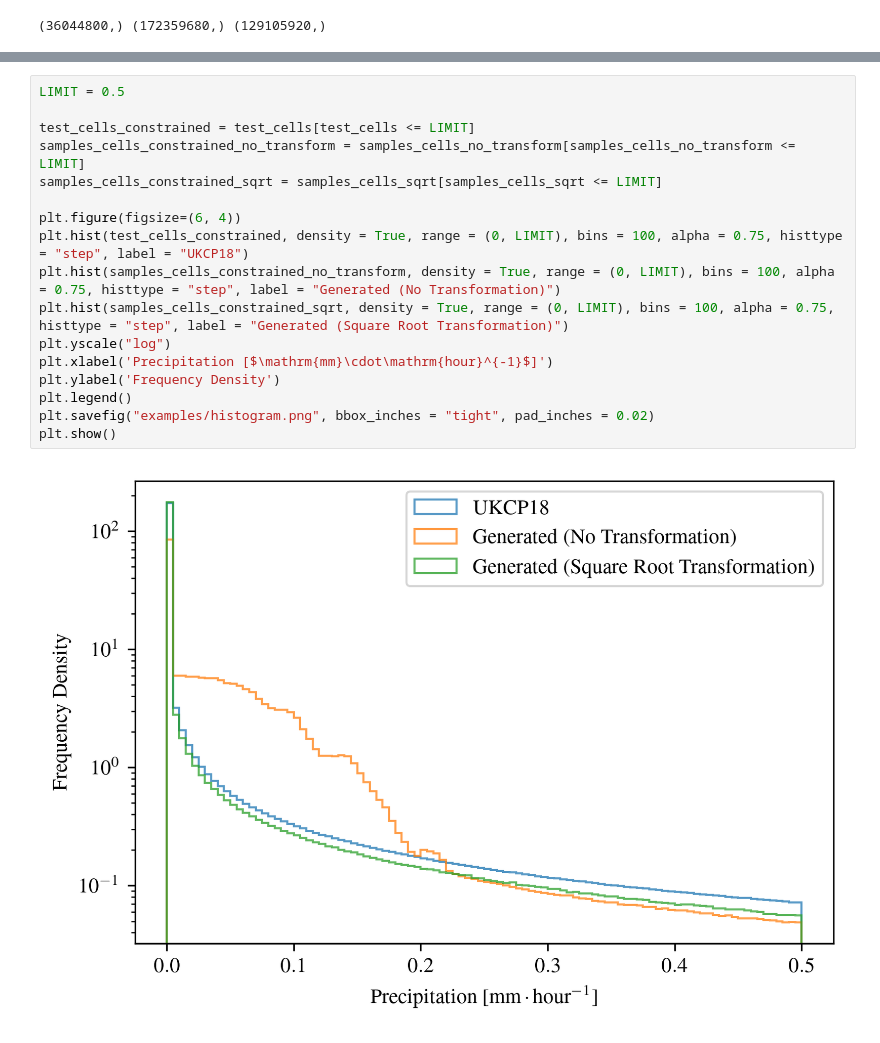
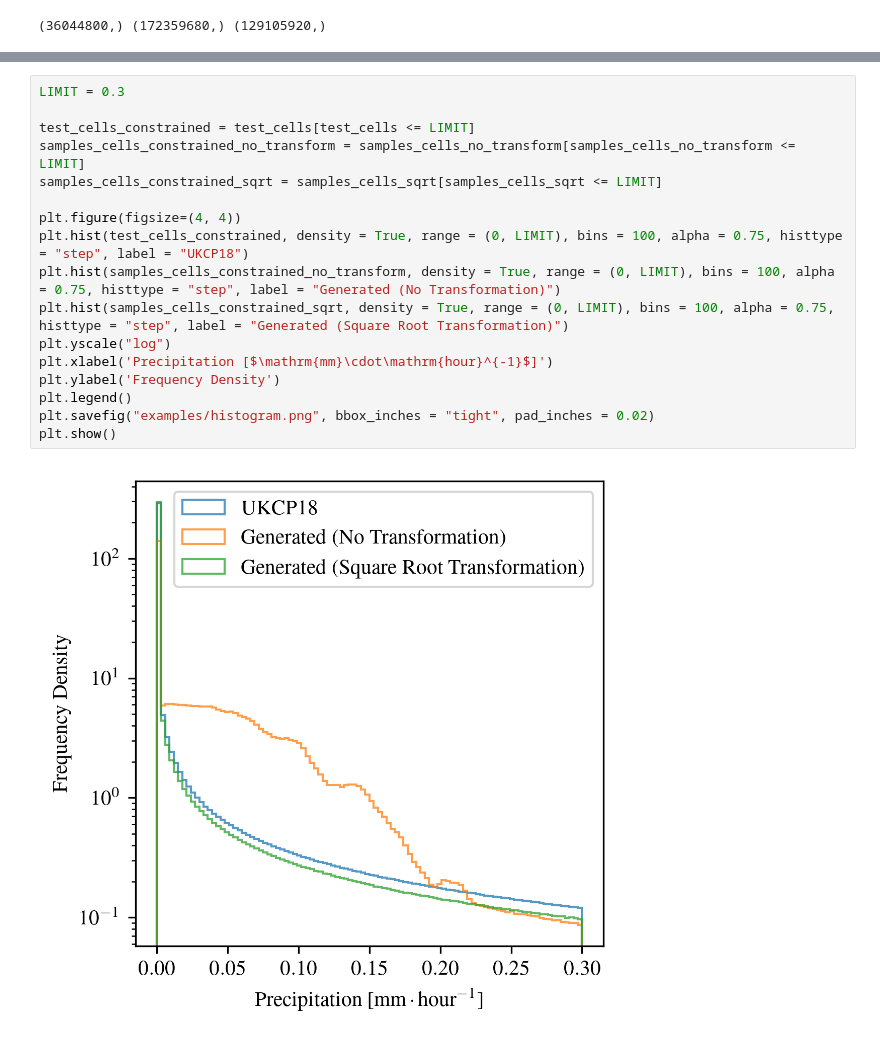
Before and after one commit to henryaddison/video-diffusion-climate, a Jupyter notebook: notebooks/histogram.ipynb, the cells around one changed output, grey strips where cells are left out. Saved outputs shown, nothing was run; the diff lists cells and outputs as text.

```diff
--- a/notebooks/histogram.ipynb
+++ b/notebooks/histogram.ipynb
@@ -87,19 +87,19 @@ plt.show()
 # %%
-LIMIT = 0.5
+LIMIT = 0.3
 
 test_cells_constrained = test_cells[test_cells <= LIMIT]
 samples_cells_constrained_no_transform = samples_cells_no_transform[samples_cells_no_transform <= LIMIT]
 samples_cells_constrained_sqrt = samples_cells_sqrt[samples_cells_sqrt <= LIMIT]
 
-plt.figure(figsize=(6, 4))
+plt.figure(figsize=(4, 4))
 plt.hist(test_cells_constrained, density = True, range = (0, LIMIT), bins = 100, alpha = 0.75, histtype = "step", label = "UKCP18")
 plt.hist(samples_cells_constrained_no_transform, density = True, range = (0, LIMIT), bins = 100, alpha = 0.75, histtype = "step", label = "Generated (No Transformation)")
 plt.hist(samples_cells_constrained_sqrt, density = True, range = (0, LIMIT), bins = 100, alpha = 0.75, histtype = "step", label = "Generated (Square Root Transformation)")
 plt.yscale("log")
 plt.xlabel('Precipitation [$\mathrm{mm}\cdot\mathrm{hour}^{-1}$]')
 plt.ylabel('Frequency Density')
 plt.legend()
 plt.savefig("examples/histogram.png", bbox_inches = "tight", pad_inches = 0.02)
 plt.show()
 # %% [output]
-[figure, old version]
+[figure, new version]
```
Also changed, not shown: parts of 5 cells of this notebook, 31 other files.
